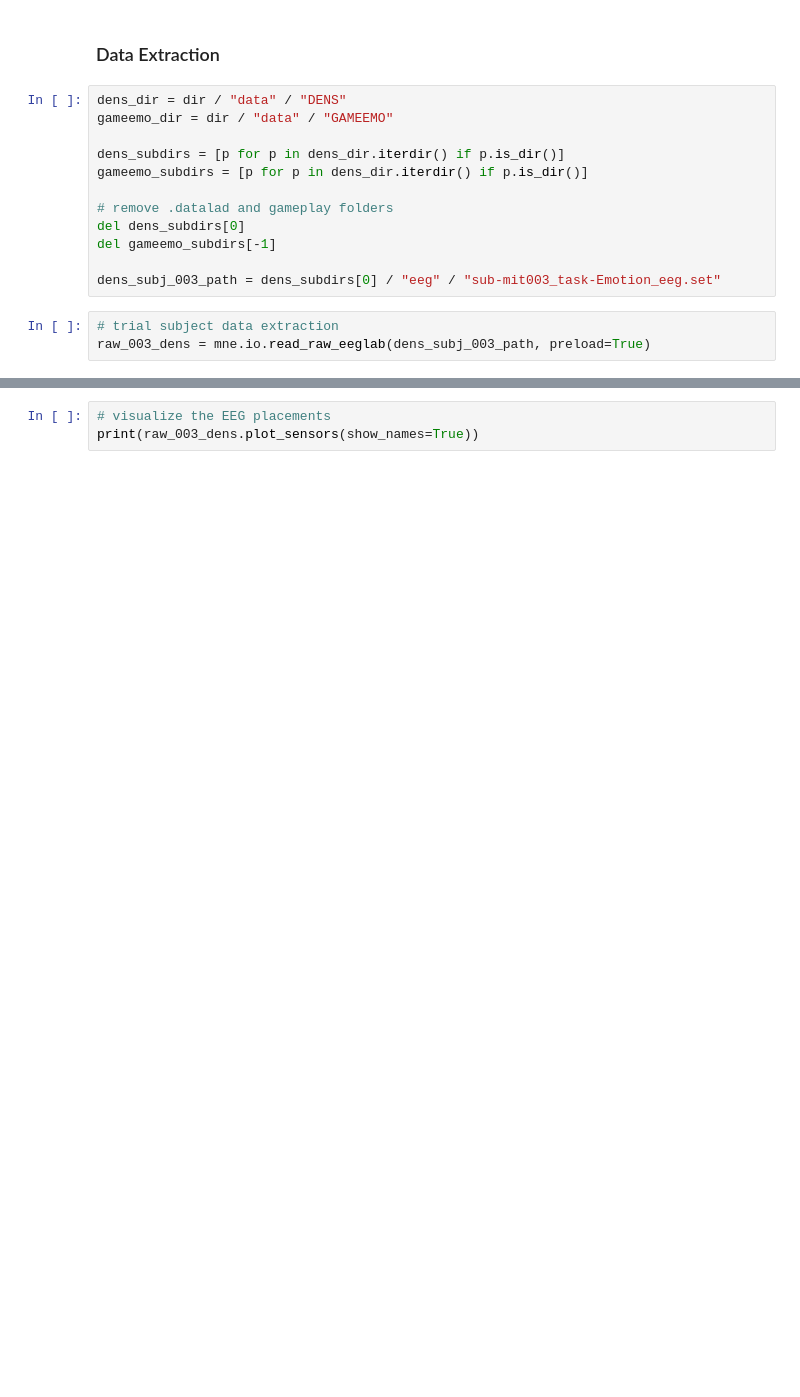
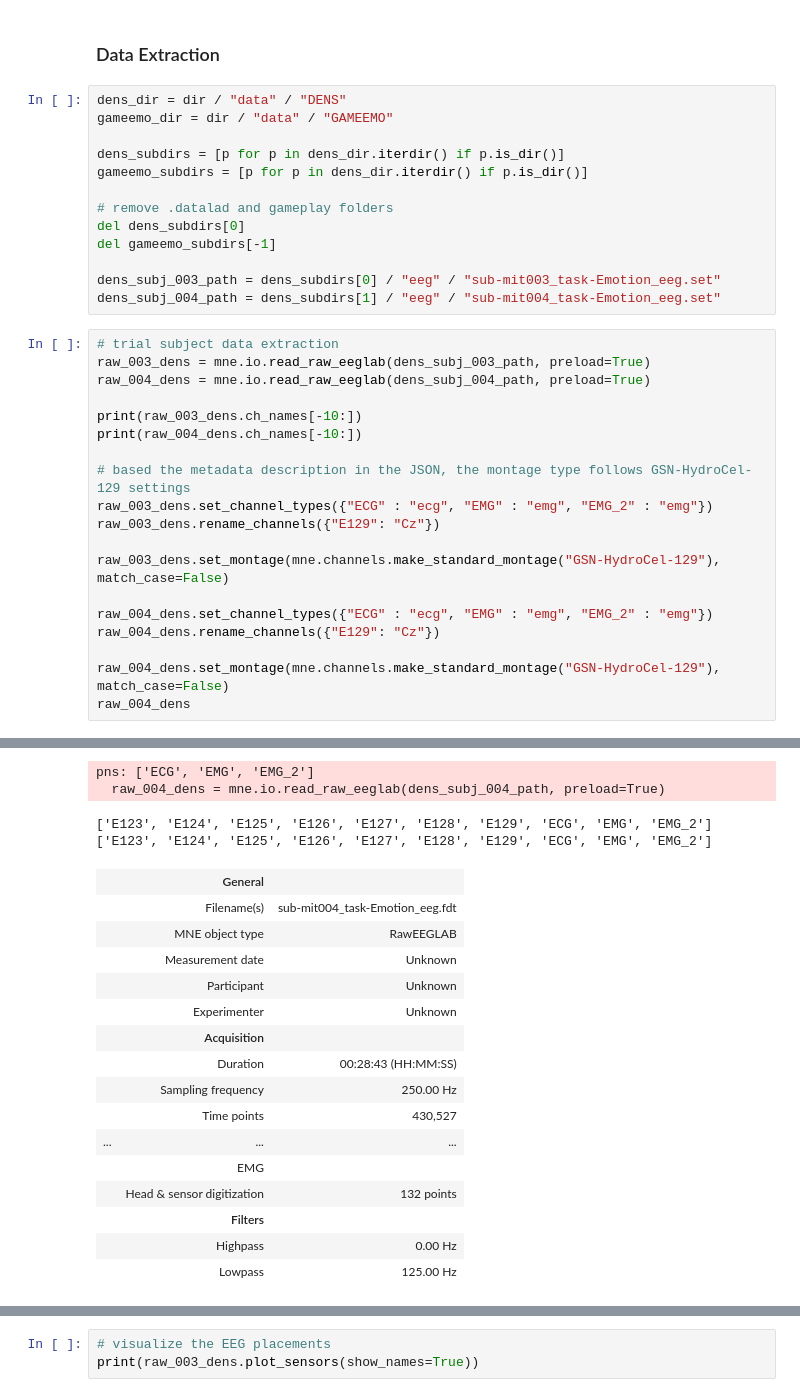
Before and after one commit to HenryGunadi/eeg-emotion-analysis, a Jupyter notebook: notebooks/data_preprocessing.ipynb, the cells around one changed output, grey strips where cells are left out. Saved outputs shown, nothing was run; the diff lists cells and outputs as text; blank space fills up the shorter version.

```diff
--- a/notebooks/data_preprocessing.ipynb
+++ b/notebooks/data_preprocessing.ipynb
@@ -33,7 +38,24 @@ del dens_subdirs[0]
 del gameemo_subdirs[-1]
 
 dens_subj_003_path = dens_subdirs[0] / "eeg" / "sub-mit003_task-Emotion_eeg.set"
+dens_subj_004_path = dens_subdirs[1] / "eeg" / "sub-mit004_task-Emotion_eeg.set"
 # %%
 # trial subject data extraction
 raw_003_dens = mne.io.read_raw_eeglab(dens_subj_003_path, preload=True)
+raw_004_dens = mne.io.read_raw_eeglab(dens_subj_004_path, preload=True)
+
+print(raw_003_dens.ch_names[-10:])
+print(raw_004_dens.ch_names[-10:])
+
+# based the metadata description in the JSON, the montage type follows GSN-HydroCel-129 settings
+raw_003_dens.set_channel_types({"ECG" : "ecg", "EMG" : "emg", "EMG_2" : "emg"})
+raw_003_dens.rename_channels({"E129": "Cz"})
+
+raw_003_dens.set_montage(mne.channels.make_standard_montage("GSN-HydroCel-129"), match_case=False)
+
+raw_004_dens.set_channel_types({"ECG" : "ecg", "EMG" : "emg", "EMG_2" : "emg"})
+raw_004_dens.rename_channels({"E129": "Cz"})
+
+raw_004_dens.set_montage(mne.channels.make_standard_montage("GSN-HydroCel-129"), match_case=False)
+raw_004_dens
 # %% [output]
@@ -43,0 +68,20 @@ pns: ['ECG', 'EMG', 'EMG_2']
+pns: ['ECG', 'EMG', 'EMG_2']
+  raw_004_dens = mne.io.read_raw_eeglab(dens_subj_004_path, preload=True)
+['E123', 'E124', 'E125', 'E126', 'E127', 'E128', 'E129', 'ECG', 'EMG', 'EMG_2']
+['E123', 'E124', 'E125', 'E126', 'E127', 'E128', 'E129', 'ECG', 'EMG', 'EMG_2']
+|  | General |  |
+|  | Filename(s) | sub-mit004_task-Emotion_eeg.fdt |
+|  | MNE object type | RawEEGLAB |
+|  | Measurement date | Unknown |
+|  | Participant | Unknown |
+|  | Experimenter | Unknown |
+|  | Acquisition |  |
+|  | Duration | 00:28:43 (HH:MM:SS) |
+|  | Sampling frequency | 250.00 Hz |
+|  | Time points | 430,527 |
+| ... | ... | ... |
+|  | EMG |  |
+|  | Head & sensor digitization | 132 points |
+|  | Filters |  |
+|  | Highpass | 0.00 Hz |
+|  | Lowpass | 125.00 Hz |
```
Also changed, not shown: parts of 18 cells of this notebook, 1 other file.
